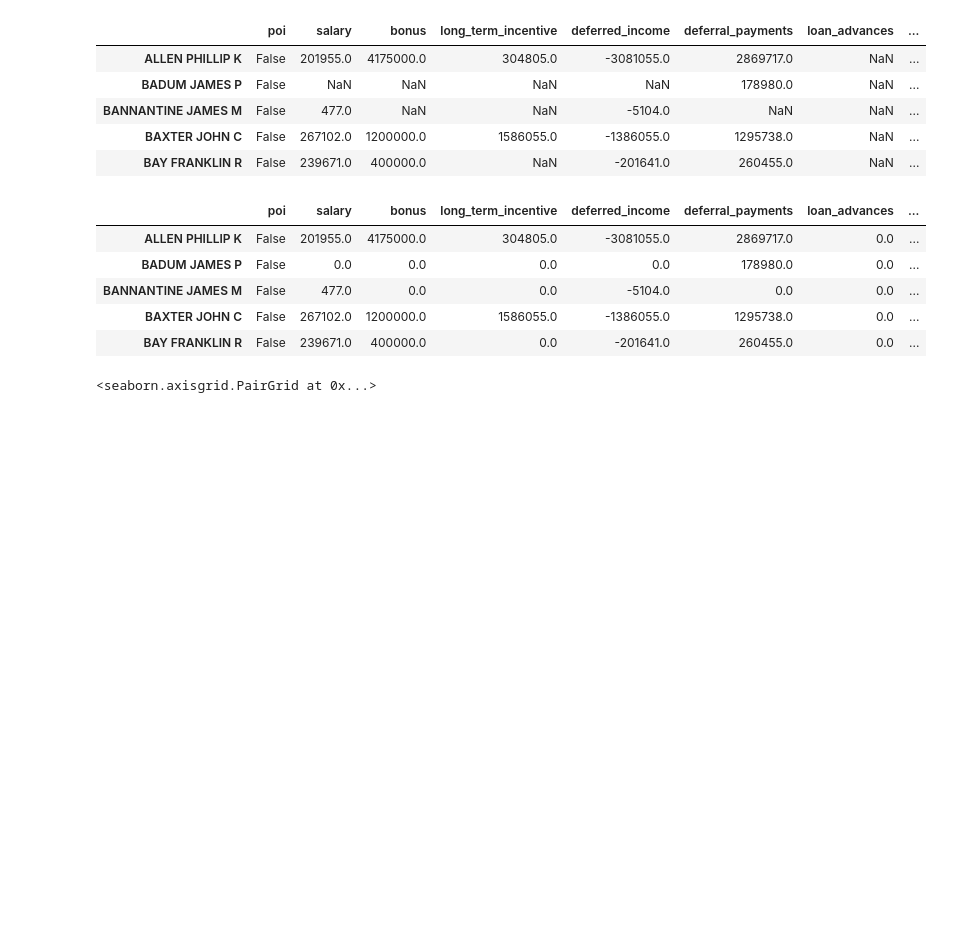
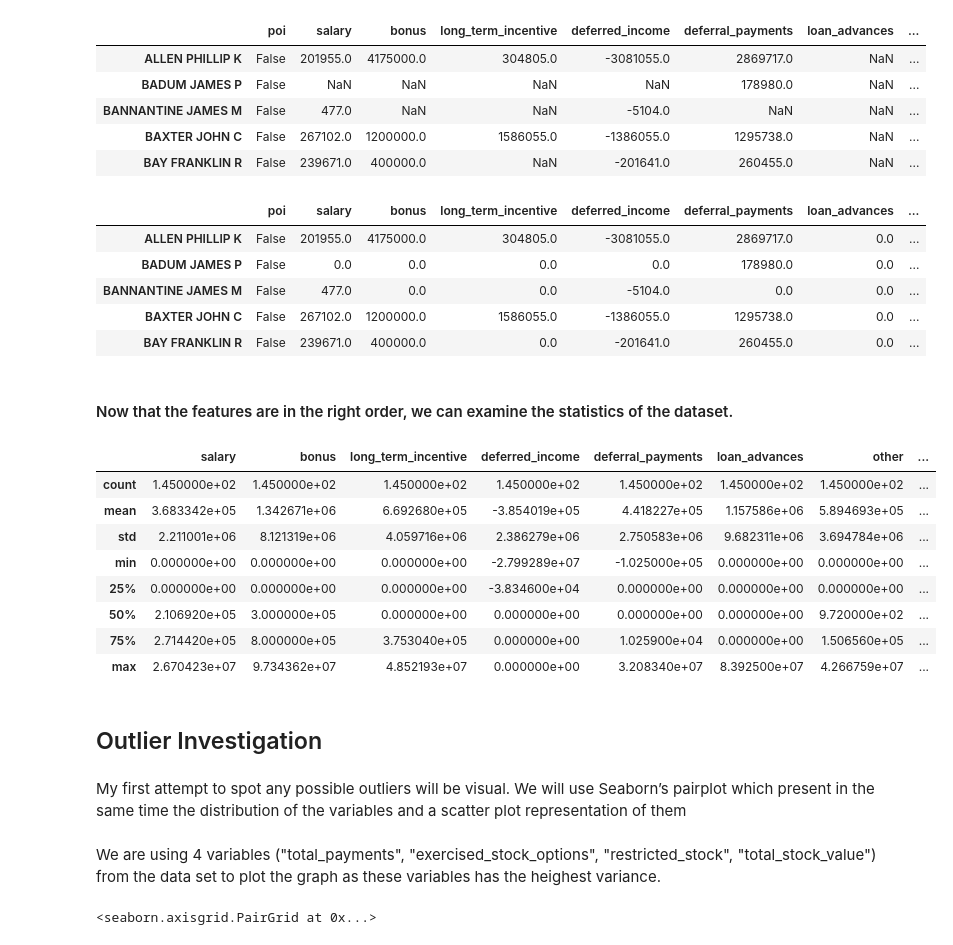
Before and after one commit to dimension-less/enron_email, a Jupyter notebook: enron_emails_classification/EnronEmail.ipynb, the cells around one changed output. Saved outputs shown, nothing was run; the diff lists cells and outputs as text; code cells hidden in the pictures; blank space fills up the shorter version.

```diff
--- a/enron_emails_classification/EnronEmail.ipynb
+++ b/enron_emails_classification/EnronEmail.ipynb
@@ -144,6 +141,27 @@ data_df.head()
 | BANNANTINE JAMES M | False | 477.0 | 0.0 | 0.0 | -5104.0 | 0.0 | 0.0 | ... |
 | BAXTER JOHN C | False | 267102.0 | 1200000.0 | 1586055.0 | -1386055.0 | 1295738.0 | 0.0 | ... |
 | BAY FRANKLIN R | False | 239671.0 | 400000.0 | 0.0 | -201641.0 | 260455.0 | 0.0 | ... |
+# %% [markdown]
+#### Now that the features are in the right order, we can examine the statistics of the dataset.
+# %%
+data_df.describe()
+# %% [output]
+|  | salary | bonus | long_term_incentive | deferred_income | deferral_payments | loan_advances | other | ... |
+| count | 1.450000e+02 | 1.450000e+02 | 1.450000e+02 | 1.450000e+02 | 1.450000e+02 | 1.450000e+02 | 1.450000e+02 | ... |
+| mean | 3.683342e+05 | 1.342671e+06 | 6.692680e+05 | -3.854019e+05 | 4.418227e+05 | 1.157586e+06 | 5.894693e+05 | ... |
+| std | 2.211001e+06 | 8.121319e+06 | 4.059716e+06 | 2.386279e+06 | 2.750583e+06 | 9.682311e+06 | 3.694784e+06 | ... |
+| min | 0.000000e+00 | 0.000000e+00 | 0.000000e+00 | -2.799289e+07 | -1.025000e+05 | 0.000000e+00 | 0.000000e+00 | ... |
+| 25% | 0.000000e+00 | 0.000000e+00 | 0.000000e+00 | -3.834600e+04 | 0.000000e+00 | 0.000000e+00 | 0.000000e+00 | ... |
+| 50% | 2.106920e+05 | 3.000000e+05 | 0.000000e+00 | 0.000000e+00 | 0.000000e+00 | 0.000000e+00 | 9.720000e+02 | ... |
+| 75% | 2.714420e+05 | 8.000000e+05 | 3.753040e+05 | 0.000000e+00 | 1.025900e+04 | 0.000000e+00 | 1.506560e+05 | ... |
+| max | 2.670423e+07 | 9.734362e+07 | 4.852193e+07 | 0.000000e+00 | 3.208340e+07 | 8.392500e+07 | 4.266759e+07 | ... |
+# %% [markdown]
+## Outlier Investigation
+# %% [markdown]
+My first attempt to spot any possible outliers will be visual.
+We will use Seaborn’s pairplot which present in the same time the distribution of the variables and a scatter plot representation of them
+# %% [markdown]
+We are using 4 variables ("total_payments", "exercised_stock_options", "restricted_stock", "total_stock_value") from the data set to plot the graph as these variables has the heighest variance.
 # %%
 sns.pairplot(data=data_df, vars=["total_payments", "exercised_stock_options", "restricted_stock", "total_stock_value"], hue="poi")
 # %% [output]
```
Also changed, not shown: parts of 71 cells of this notebook.
